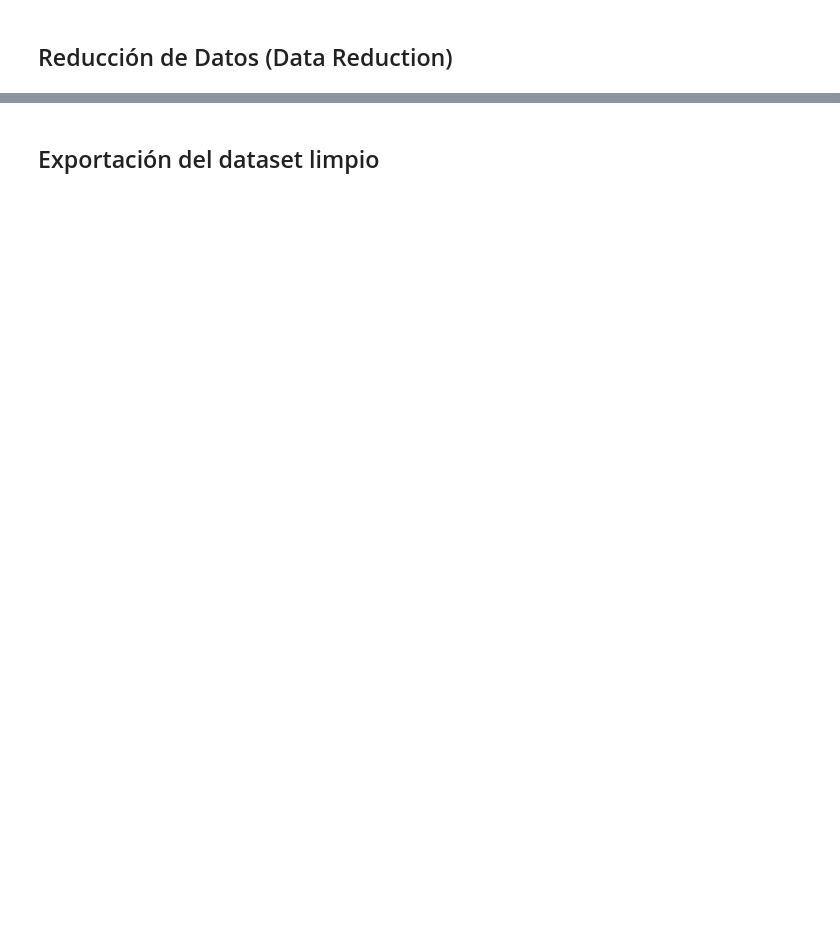
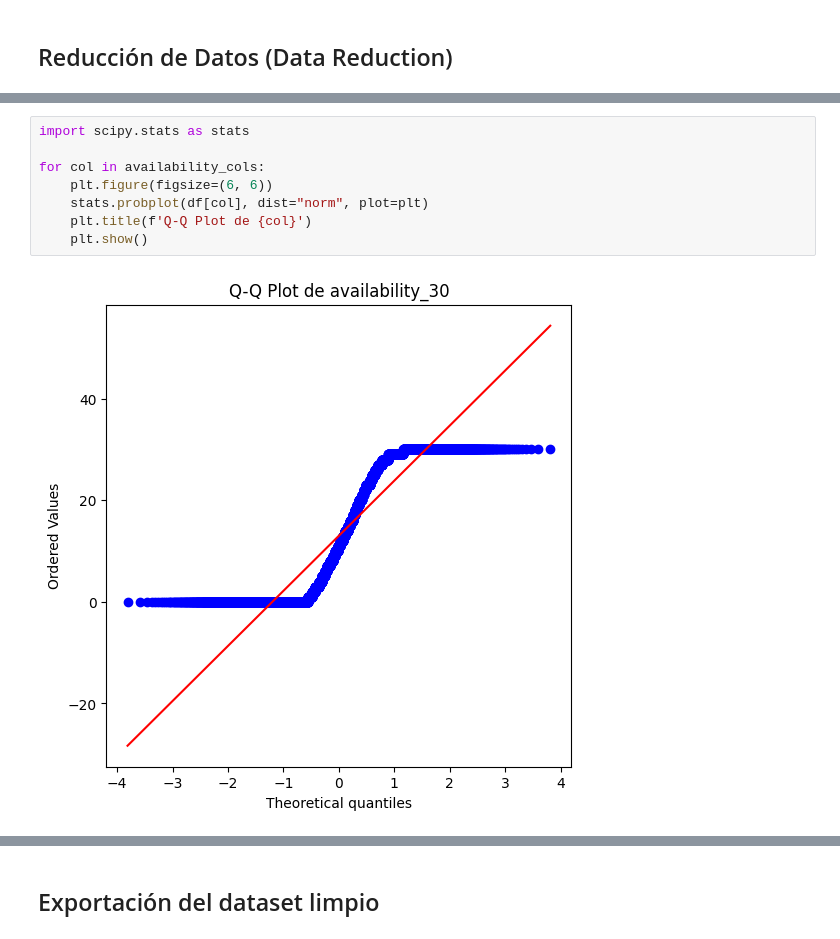
Before and after one commit to MarinaTorba/PersonalDataProrjects, a Jupyter notebook: Equip_E/Scripts/S2_EDA_Inventario.ipynb, the cells around one changed output, grey strips where cells are left out. Cells and saved outputs as stored; diff of their text form; blank space fills up the shorter version.

```diff
--- a/Equip_E/Scripts/S2_EDA_Inventario.ipynb
+++ b/Equip_E/Scripts/S2_EDA_Inventario.ipynb
@@ -417,0 +417,10 @@ np.int64(0)
+# %%
+import scipy.stats as stats
+
+for col in availability_cols:
+    plt.figure(figsize=(6, 6))
+    stats.probplot(df[col], dist="norm", plot=plt)
+    plt.title(f'Q-Q Plot de {col}')
+    plt.show()
+# %% [output]
+[figure, added]
```
Also changed, not shown: parts of 18 cells of this notebook.
